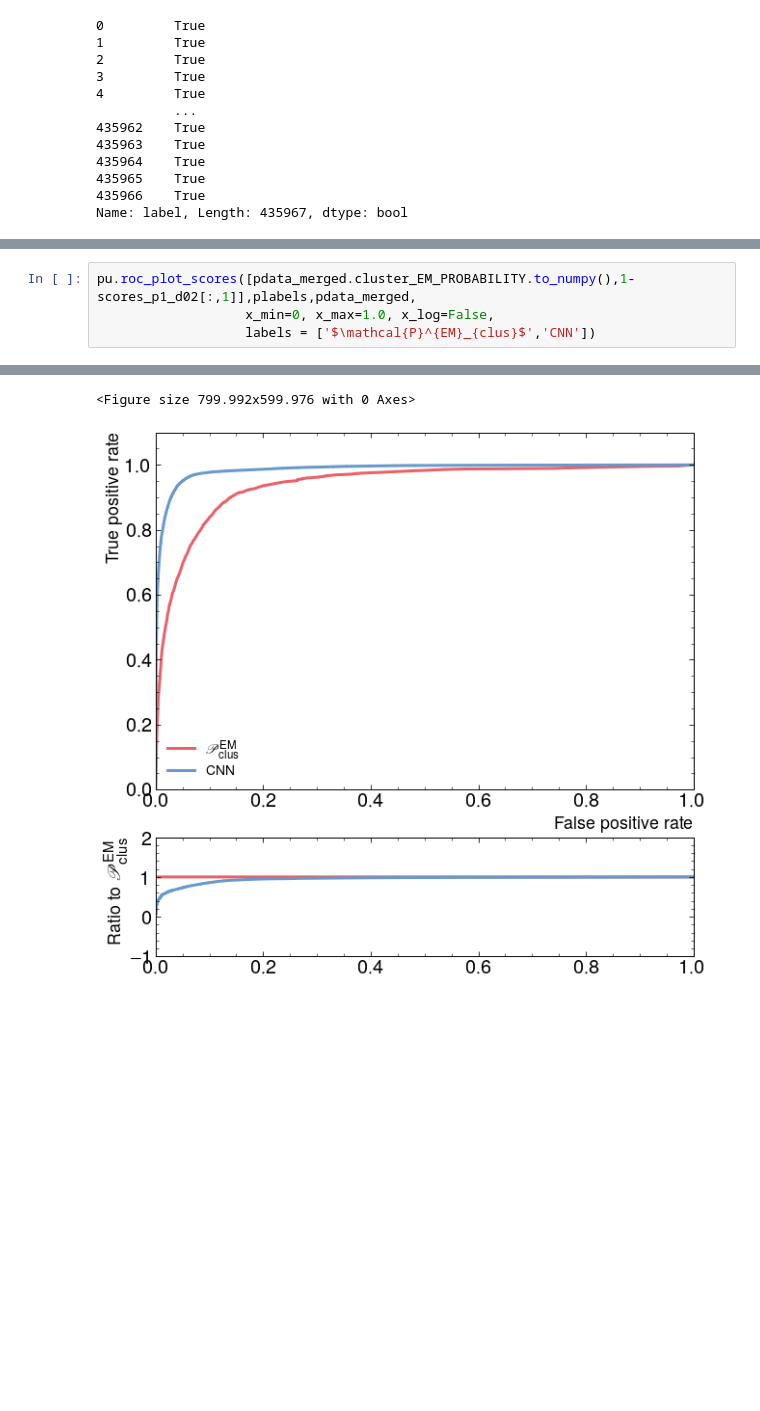
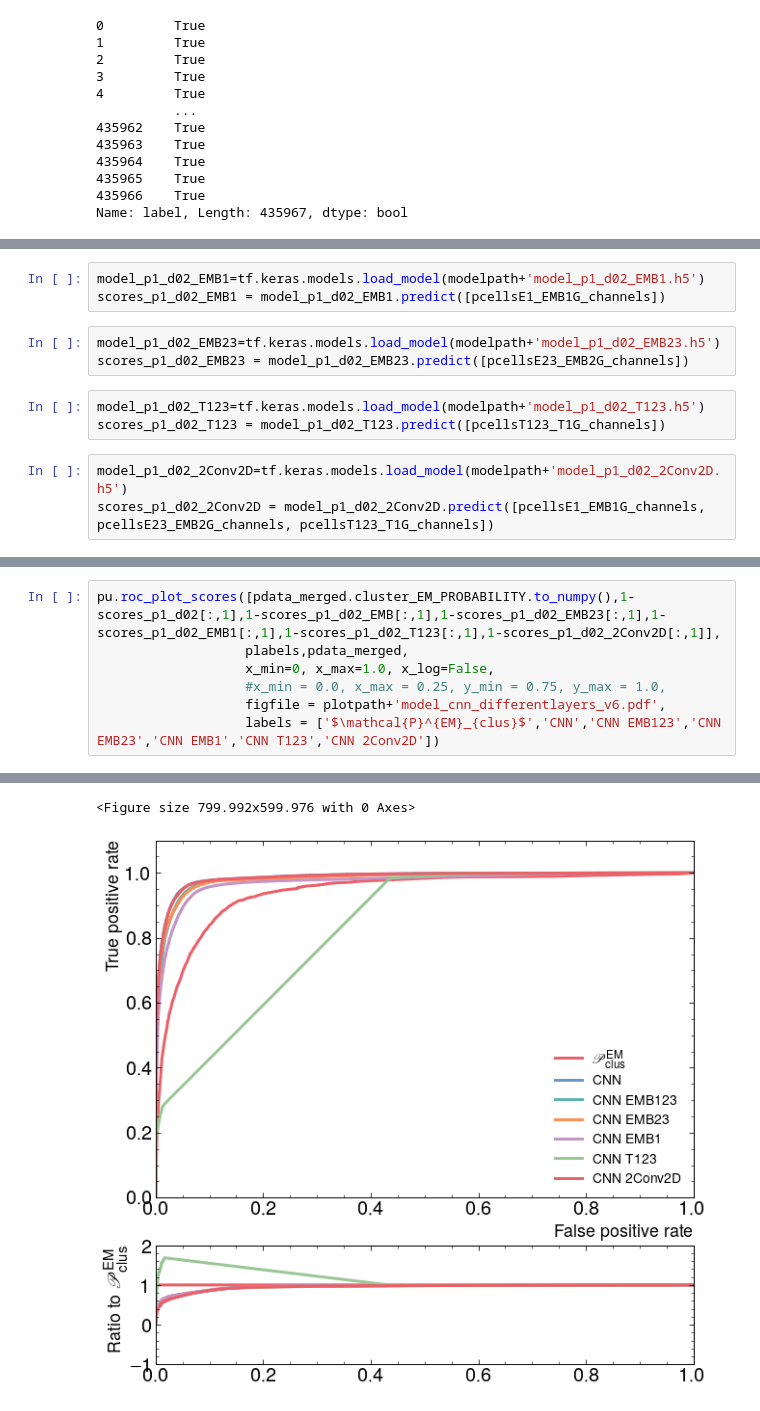
Before and after one commit to diliamariap/LCStudies, a Jupyter notebook: classifier/TopoClusterClassifierPlotting_Dilia.ipynb, the cells around one changed output, grey strips where cells are left out. Saved outputs shown, nothing was run; the diff lists cells and outputs as text; blank space fills up the shorter version.

```diff
--- a/classifier/TopoClusterClassifierPlotting_Dilia.ipynb
+++ b/classifier/TopoClusterClassifierPlotting_Dilia.ipynb
@@ -155,0 +166,12 @@ array([0.29155678, 0.15355414, 0.1029858 , ..., 0.99869555, 0.17689842,
+# %%
+model_p1_d02_EMB1=tf.keras.models.load_model(modelpath+'model_p1_d02_EMB1.h5')
+scores_p1_d02_EMB1 = model_p1_d02_EMB1.predict([pcellsE1_EMB1G_channels])
+# %%
+model_p1_d02_EMB23=tf.keras.models.load_model(modelpath+'model_p1_d02_EMB23.h5')
+scores_p1_d02_EMB23 = model_p1_d02_EMB23.predict([pcellsE23_EMB2G_channels])
+# %%
+model_p1_d02_T123=tf.keras.models.load_model(modelpath+'model_p1_d02_T123.h5')
+scores_p1_d02_T123 = model_p1_d02_T123.predict([pcellsT123_T1G_channels])
+# %%
+model_p1_d02_2Conv2D=tf.keras.models.load_model(modelpath+'model_p1_d02_2Conv2D.h5')
+scores_p1_d02_2Conv2D = model_p1_d02_2Conv2D.predict([pcellsE1_EMB1G_channels, pcellsE23_EMB2G_channels, pcellsT123_T1G_channels])
@@ -164,9 +202,12 @@ array([0.29155678, 0.15355414, 0.1029858 , ..., 0.99869555, 0.17689842,
 #             atlas_x=-1, atlas_y=-1, simulation=False, atlas_status = 'Internal',
 #             textlist=[], title=''):
 # %%
-pu.roc_plot_scores([pdata_merged.cluster_EM_PROBABILITY.to_numpy(),1-scores_p1_d02[:,1]],plabels,pdata_merged,
+pu.roc_plot_scores([pdata_merged.cluster_EM_PROBABILITY.to_numpy(),1-scores_p1_d02[:,1],1-scores_p1_d02_EMB[:,1],1-scores_p1_d02_EMB23[:,1],1-scores_p1_d02_EMB1[:,1],1-scores_p1_d02_T123[:,1],1-scores_p1_d02_2Conv2D[:,1]],
+                   plabels,pdata_merged,
                    x_min=0, x_max=1.0, x_log=False,
-                   labels = ['$\mathcal{P}^{EM}_{clus}$','CNN'])
+                   #x_min = 0.0, x_max = 0.25, y_min = 0.75, y_max = 1.0,
+                   figfile = plotpath+'model_cnn_differentlayers_v6.pdf',
+                   labels = ['$\mathcal{P}^{EM}_{clus}$','CNN','CNN EMB123','CNN EMB23','CNN EMB1','CNN T123','CNN 2Conv2D'])
 # %% [output]
 ROC curve values:  {'$\\mathcal{P}^{EM}_{clus}$': {'x': array([0.00000000e+00, 1.83500969e-04, 1.94969780e-04, ...,
        9.71568819e-01, 9.71855539e-01, 1.00000000e+00]), 'y': array([0.        , 0.00193262, 0.00449051, ..., 0.99657054, 0.99657054,
@@ -175,4 +226,4 @@ ROC curve values:  {'$\\mathcal{P}^{EM}_{clus}$': {'x': array([0.00000000e+00, 1
        1.        ])}}
 <Figure size 799.992x599.976 with 0 Axes>
-[figure, old version]
+[figure, new version]
 # %%
```
Also changed, not shown: parts of 12 cells of this notebook, 2 other files.
